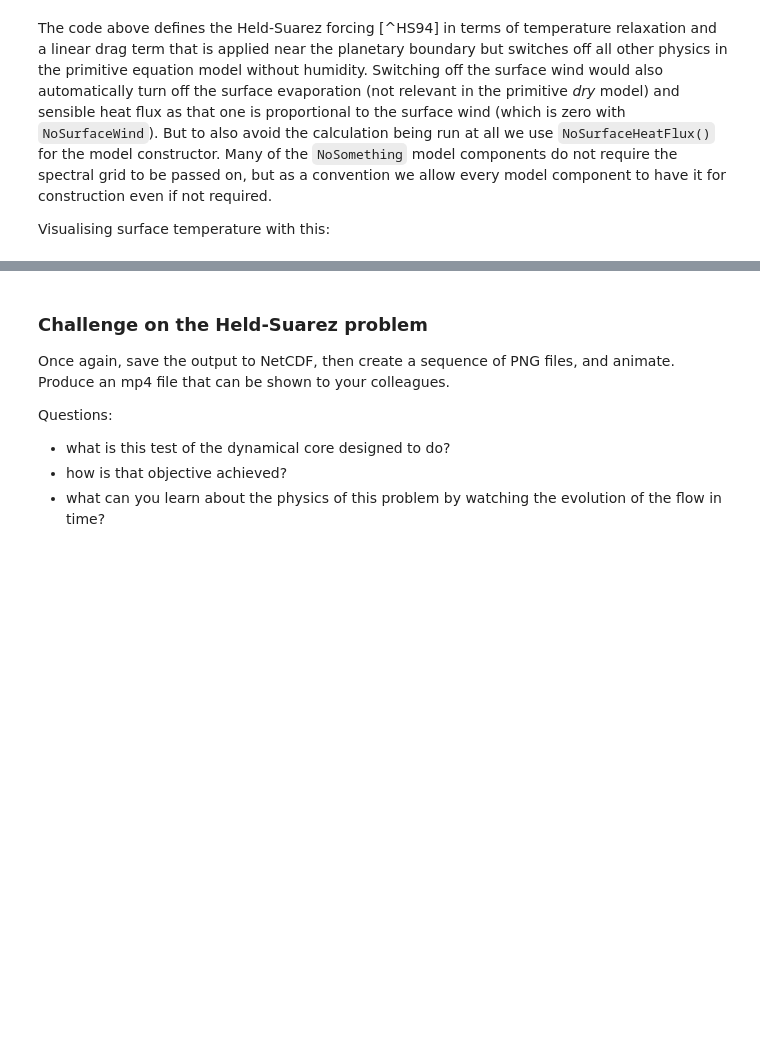
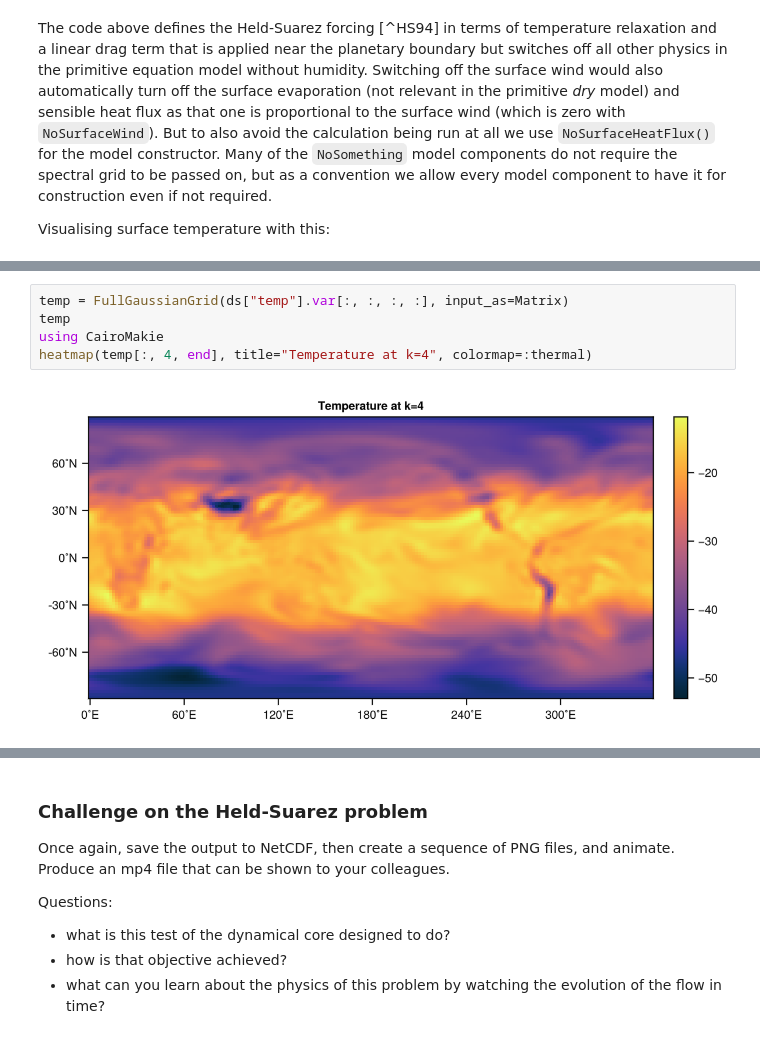
Before and after one commit to pierluigividale/MTMW14, a Jupyter notebook: Notebooks/Speedy-3D.ipynb, the cells around one changed output, grey strips where cells are left out. Drawn from its saved outputs; the diff is of its cells as text; blank space fills up the shorter version.

```diff
--- a/Notebooks/Speedy-3D.ipynb
+++ b/Notebooks/Speedy-3D.ipynb
@@ -149,3 +215,10 @@ nothing # hide
+# %%
+temp = FullGaussianGrid(ds["temp"].var[:, :, :, :], input_as=Matrix)
+temp
+using CairoMakie
+heatmap(temp[:, 4, end], title="Temperature at k=4", colormap=:thermal)
+# %% [output]
+[figure, added]
 # %% [markdown]
 ![HeldSuarez](heldsuarez.png)
 # %% [markdown]
```
Also changed, not shown: parts of 6 cells of this notebook.
